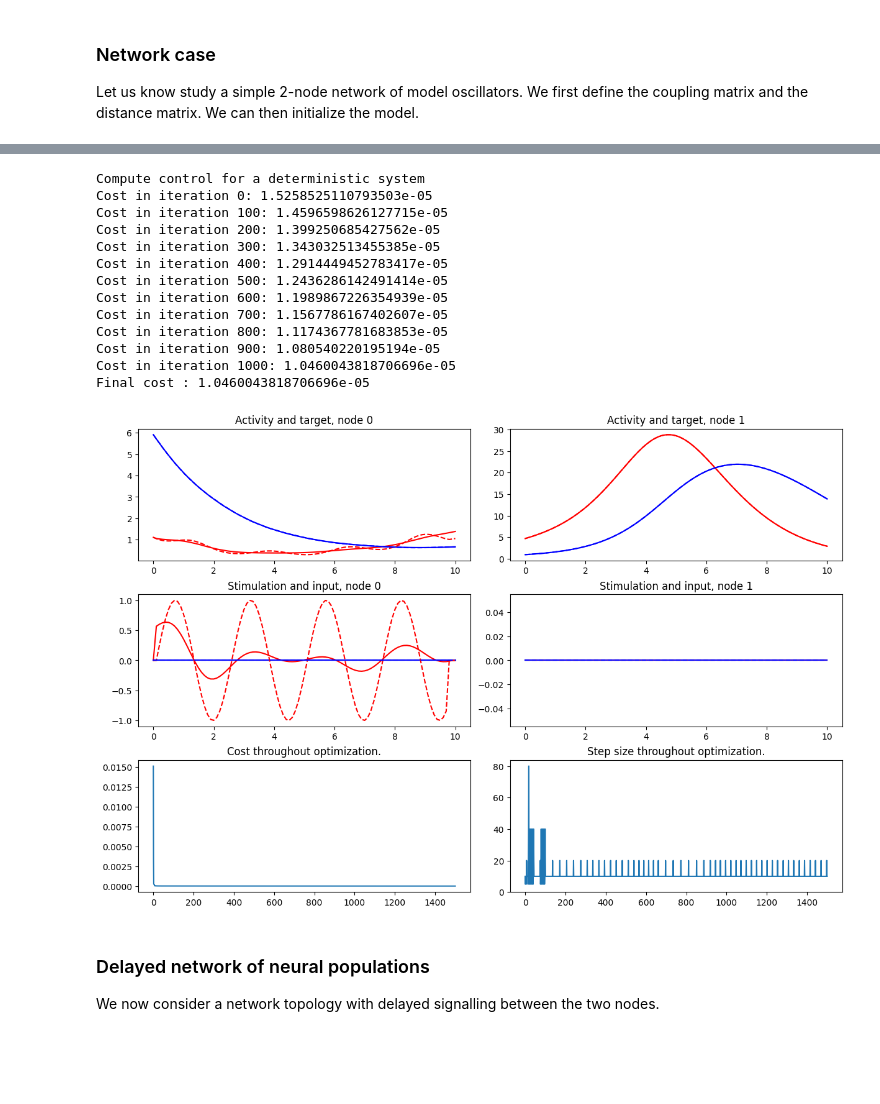
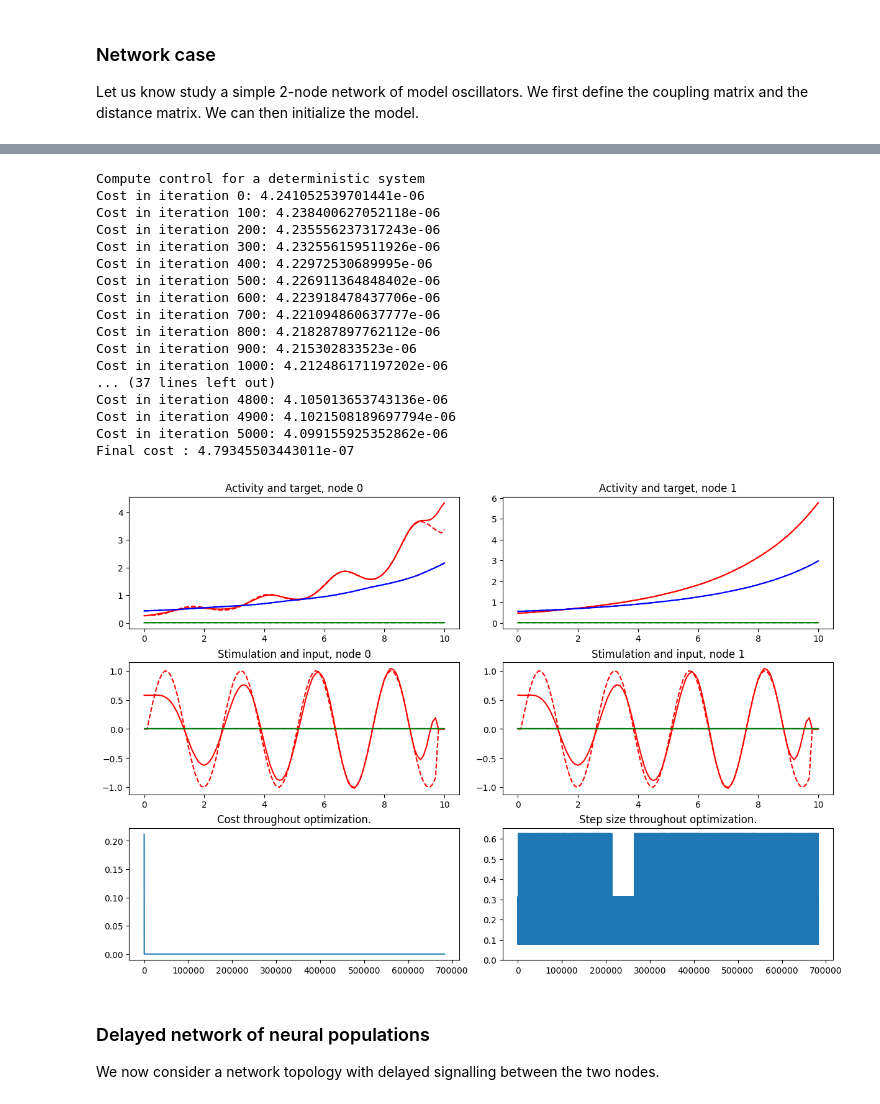
Before and after one commit to neurolib-dev/neurolib, a Jupyter notebook: examples/example-5-optimal-control/example-5.5-oc-aln-model-deterministic.ipynb, the cells around one changed output, grey strips where cells are left out. Drawn from its saved outputs; the diff is of its cells as text; code cells hidden in the pictures; blank space fills up the shorter version.

```diff
--- a/examples/example-5-optimal-control/example-5.5-oc-aln-model-deterministic.ipynb
+++ b/examples/example-5-optimal-control/example-5.5-oc-aln-model-deterministic.ipynb
@@ -62,6 +62,7 @@ We stimulate the system with a known control signal, define the resulting activi
 # %%
 # We import the model
 model = ALNModel()
+model.params.duration = 10000
 model.params.mue_ext_mean = 2. # up state
 model.run()
 setinitstate(model, getfinalstate(model))
@@ -214,7 +210,8 @@ cost_mat[1,0] = 1. # only measure in y-channel in node 1
 
 # We set the external stimulation to zero. This is the "initial guess" for the OC algorithm
 model.params["ext_exc_current"] = zero_input_nw[:,0,:]
-model.params["ext_inh_current"] = zero_input_nw[:,0,:]
+model.params["ext_inh_current"] = zero_input_nw[:,1,:]
+model.params["ext_exc_rate"] = zero_input_nw[:,2,:]
 
 # We load the optimal control class
 # print array (optional parameter) defines, for which iterations intermediate results will be printed
@@ -254,28 +251,32 @@ Final cost : 1.5258525110793503e-05
 # %%
 # Do another 1000 iterations if you want to.
 # Repeated execution will continue with further 100 iterations.
 model_controlled.zero_step_encountered = False
-model_controlled.print_array = np.arange(0,1001,100)
-model_controlled.optimize(1000)
+model_controlled.print_array = np.arange(0,5001,100)
+model_controlled.optimize(500000)
 
 state = model_controlled.get_xs()
 control = model_controlled.control
 plot_oc_network(model.params.N, duration, dt, state, target, control, input_nw, model_controlled.cost_history, model_controlled.step_sizes_history)
 # %% [output]
 Compute control for a deterministic system
-Cost in iteration 0: 1.5258525110793503e-05
-Cost in iteration 100: 1.4596598626127715e-05
-Cost in iteration 200: 1.399250685427562e-05
-Cost in iteration 300: 1.343032513455385e-05
-Cost in iteration 400: 1.2914449452783417e-05
-Cost in iteration 500: 1.2436286142491414e-05
-Cost in iteration 600: 1.1989867226354939e-05
-Cost in iteration 700: 1.1567786167402607e-05
-Cost in iteration 800: 1.1174367781683853e-05
-Cost in iteration 900: 1.080540220195194e-05
-Cost in iteration 1000: 1.0460043818706696e-05
-Final cost : 1.0460043818706696e-05
+Cost in iteration 0: 4.241052539701441e-06
+Cost in iteration 100: 4.238400627052118e-06
+Cost in iteration 200: 4.235556237317243e-06
+Cost in iteration 300: 4.232556159511926e-06
+Cost in iteration 400: 4.22972530689995e-06
+Cost in iteration 500: 4.226911364848402e-06
+Cost in iteration 600: 4.223918478437706e-06
+Cost in iteration 700: 4.221094860637777e-06
+Cost in iteration 800: 4.218287897762112e-06
+Cost in iteration 900: 4.215302833523e-06
+Cost in iteration 1000: 4.212486171197202e-06
+... (37 lines left out)
+Cost in iteration 4800: 4.105013653743136e-06
+Cost in iteration 4900: 4.1021508189697794e-06
+Cost in iteration 5000: 4.099155925352862e-06
+Final cost : 4.79345503443011e-07
-[figure, old version]
+[figure, new version]
 # %% [markdown]
 ### Delayed network of neural populations
 
```
Also changed, not shown: parts of 4 cells of this notebook, 7 other files.
